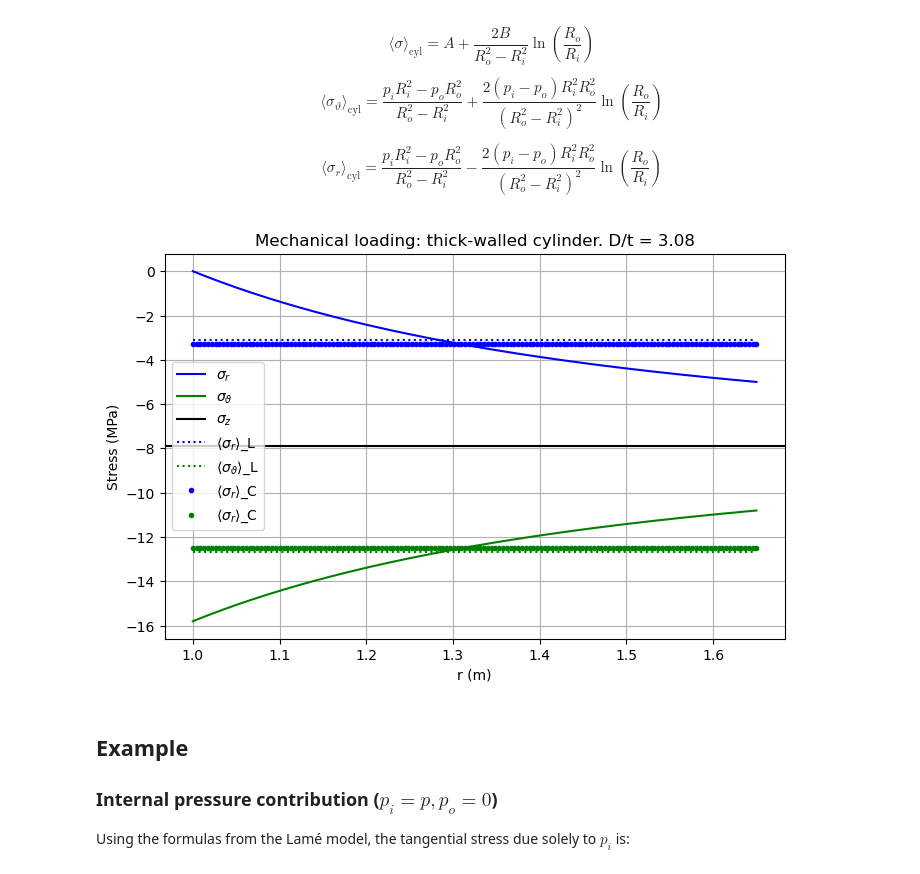
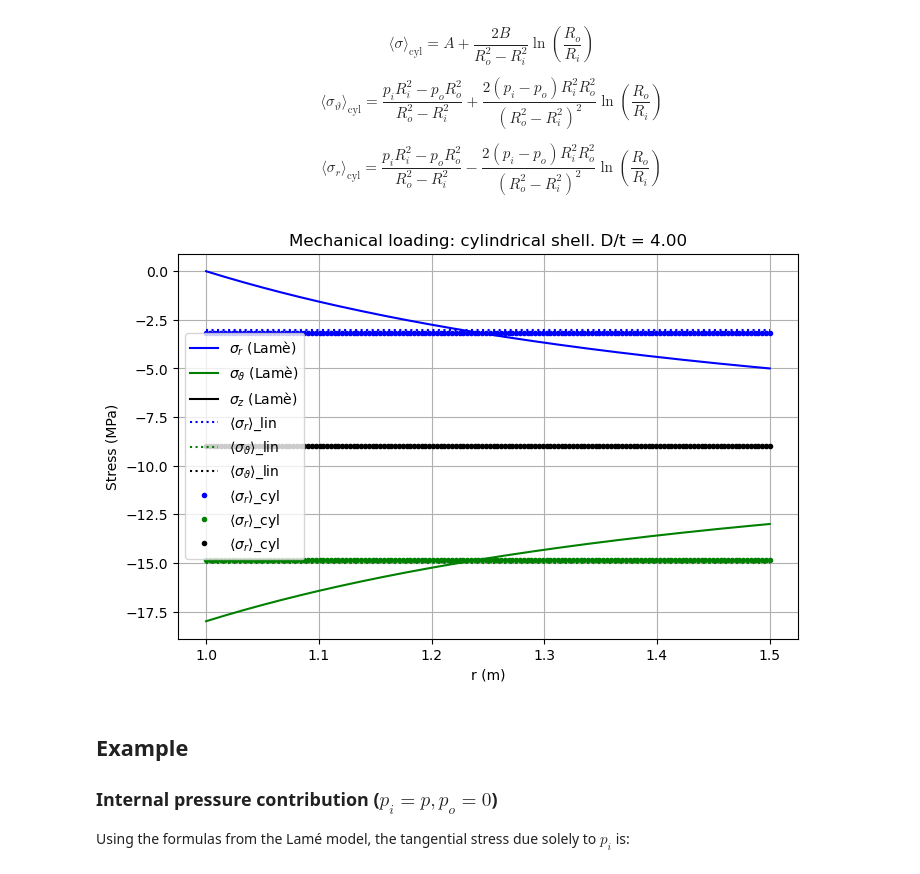
Before and after one commit to giozu/z3st, a Jupyter notebook: z3st/cases/8_thick_cylindrical_shell_plane_strain_2D/notes on cylindrical shells.ipynb, the cells around one changed output. Saved outputs shown, nothing was run; the diff lists cells and outputs as text; code cells hidden in the pictures.

```diff
--- a/z3st/cases/8_thick_cylindrical_shell_plane_strain_2D/notes on cylindrical shells.ipynb
+++ b/z3st/cases/8_thick_cylindrical_shell_plane_strain_2D/notes on cylindrical shells.ipynb
@@ -129,25 +150,4 @@ $$
 # %%
-import numpy as np
-import matplotlib.pyplot as plt
-
-# ----------
-# Parameters
-# ----------
-E = 210e9       # Young's modulus (Pa)
-nu = 0.3        # Poisson's ratio
-alpha = 1e-5    # Linear thermal expansion coefficient (1/K)
-
-Ri = 1.00       # inner radius (m)
-Ro = 1.65       # outer radius (m)
-
-t = Ro-Ri
-
-pi = 0       # internal pressure (Pa)
-po = 5e6       # external pressure (Pa)
-
-# radial coordinate
-rvals = np.linspace(Ri, Ro, 150)
-
 # -------------
 # Lamé formulas
 # -------------
@@ -155,52 +155,58 @@ A = (pi * Ri**2 - po * Ro**2) / (Ro**2 - Ri**2)
 B = Ri**2 * Ro**2 * (pi - po) / (Ro**2 - Ri**2)
 
 def mechanical_stresses(r):
+    # Lamè
     sigma_r = A - B / r**2
     sigma_t = A + B / r**2
-    sigma_z = A
+    sigma_z = A * np.ones_like(r)
     return sigma_r, sigma_t, sigma_z
 
 sigma_r_mech, sigma_t_mech, sigma_z_mech = mechanical_stresses(rvals)
 
 def mechanical_stresses_linear_average(r):
+    # sigma_r = (-pi*Ri-po*Ro)/(Ro+Ri) * np.ones_like(r)
     sigma_r = A - B / (Ri*Ro) * np.ones_like(r)
+    # sigma_t = (pi*Ri-po*Ro)/t * np.ones_like(r)
     sigma_t = A + B / (Ri*Ro) * np.ones_like(r)
-    return sigma_r, sigma_t
+    sigma_z = A * np.ones_like(r) # GPS
+    return sigma_r, sigma_t, sigma_z
 
-sigma_r_mech_lin, sigma_t_mech_lin = mechanical_stresses_linear_average(rvals)
+sigma_r_mech_lin, sigma_t_mech_lin, sigma_z_mech_lin = mechanical_stresses_linear_average(rvals)
 
 def mechanical_stresses_cyl_average(r):
     sigma_r = A - 2 * B /(Ro**2 - Ri**2) * np.log(Ro/Ri) * np.ones_like(r)
     sigma_t = A + 2 * B /(Ro**2 - Ri**2) * np.log(Ro/Ri) * np.ones_like(r)
-    return sigma_r, sigma_t
+    sigma_z = A * np.ones_like(r) # GPS
+    return sigma_r, sigma_t, sigma_z
 
-sigma_r_mech_cyl, sigma_t_mech_cyl = mechanical_stresses_cyl_average(rvals)
-
+sigma_r_mech_cyl, sigma_t_mech_cyl, sigma_z_mech_cyl = mechanical_stresses_cyl_average(rvals)
 
 # ----
 # Plot
 # ----
 fig, ax = plt.subplots(figsize=(8, 5))
 
-ax.plot(rvals, sigma_r_mech / 1e6, "b-", label=r"$\sigma_r$")
-ax.plot(rvals, sigma_t_mech / 1e6, "g-", label=r"$\sigma_\vartheta$")
-ax.axhline(sigma_z_mech / 1e6, color="k", label=r"$\sigma_z$")
+ax.plot(rvals, sigma_r_mech / 1e6, "b-", label=r"$\sigma_r$ (Lamè)")
+ax.plot(rvals, sigma_t_mech / 1e6, "g-", label=r"$\sigma_\vartheta$ (Lamè)")
+ax.plot(rvals, sigma_z_mech / 1e6, "k-", label=r"$\sigma_z$ (Lamè)")
 
-ax.plot(rvals, sigma_r_mech_lin / 1e6, "b:", label=r"$\langle \sigma_r \rangle$_L")
-ax.plot(rvals, sigma_t_mech_lin / 1e6, "g:", label=r"$\langle \sigma_\vartheta \rangle$_L")
+ax.plot(rvals, sigma_r_mech_lin / 1e6, "b:", label=r"$\langle \sigma_r \rangle$_lin")
+ax.plot(rvals, sigma_t_mech_lin / 1e6, "g:", label=r"$\langle \sigma_\vartheta \rangle$_lin")
+ax.plot(rvals, sigma_z_mech_lin / 1e6, "k:", label=r"$\langle \sigma_\vartheta \rangle$_lin")
 
-ax.plot(rvals, sigma_r_mech_cyl / 1e6, "b.", label=r"$\langle \sigma_r \rangle$_C")
-ax.plot(rvals, sigma_t_mech_cyl / 1e6, "g.", label=r"$\langle \sigma_r \rangle$_C")
+ax.plot(rvals, sigma_r_mech_cyl / 1e6, "b.", label=r"$\langle \sigma_r \rangle$_cyl")
+ax.plot(rvals, sigma_t_mech_cyl / 1e6, "g.", label=r"$\langle \sigma_r \rangle$_cyl")
+ax.plot(rvals, sigma_z_mech_cyl / 1e6, "k.", label=r"$\langle \sigma_r \rangle$_cyl")
 
-ax.set_title(f"Mechanical loading: thick-walled cylinder. D/t = {2*Ri/t:.2f}")
+ax.set_title(f"Mechanical loading: cylindrical shell. D/t = {2*Ri/t:.2f}")
 ax.set_xlabel("r (m)")
 ax.set_ylabel("Stress (MPa)")
 ax.grid(True)
 ax.legend()
 
 plt.show()
 # %% [output]
-[figure, old version]
+[figure, new version]
 # %% [markdown]
 ## Example
 
```
Also changed, not shown: parts of 11 cells of this notebook.
